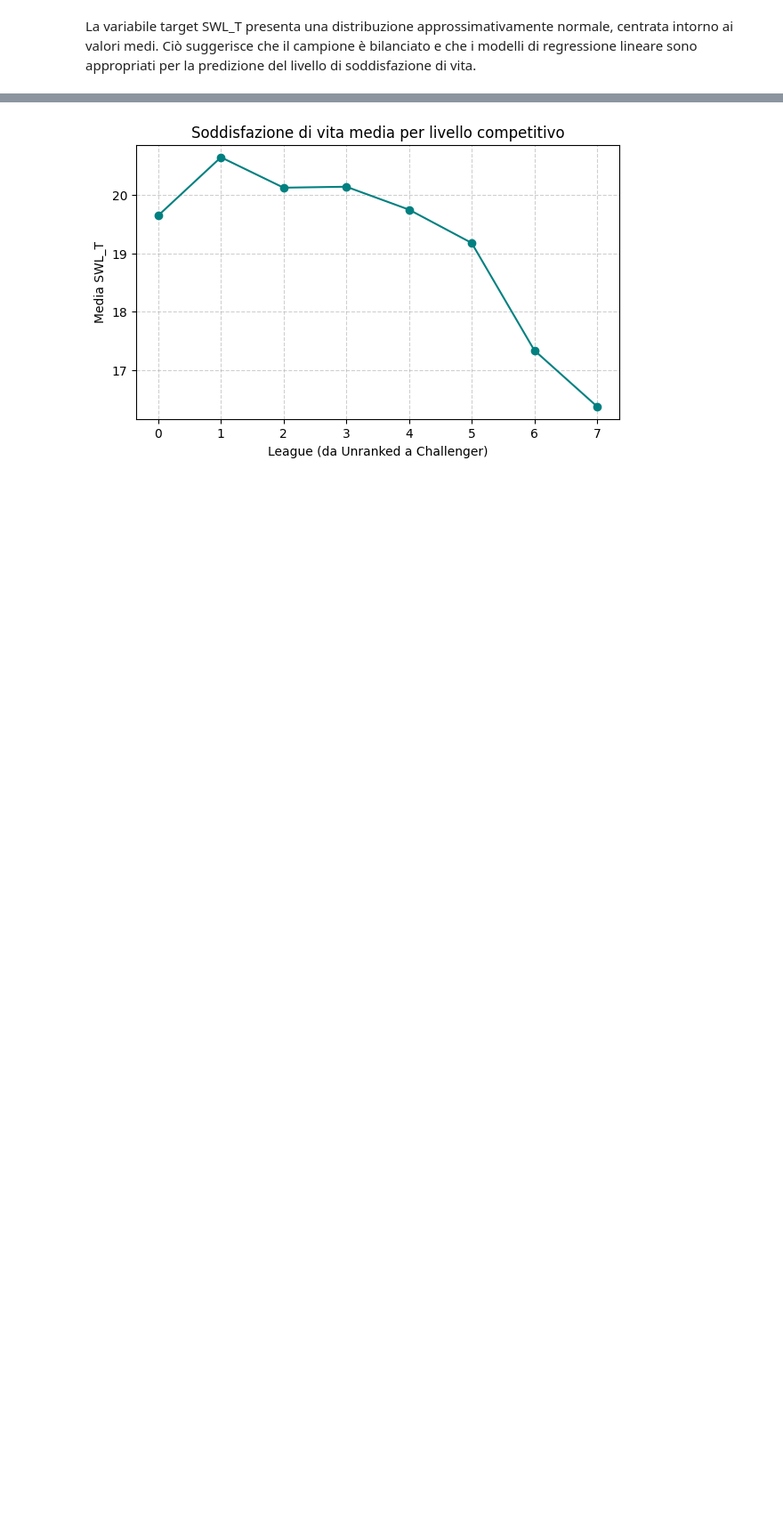
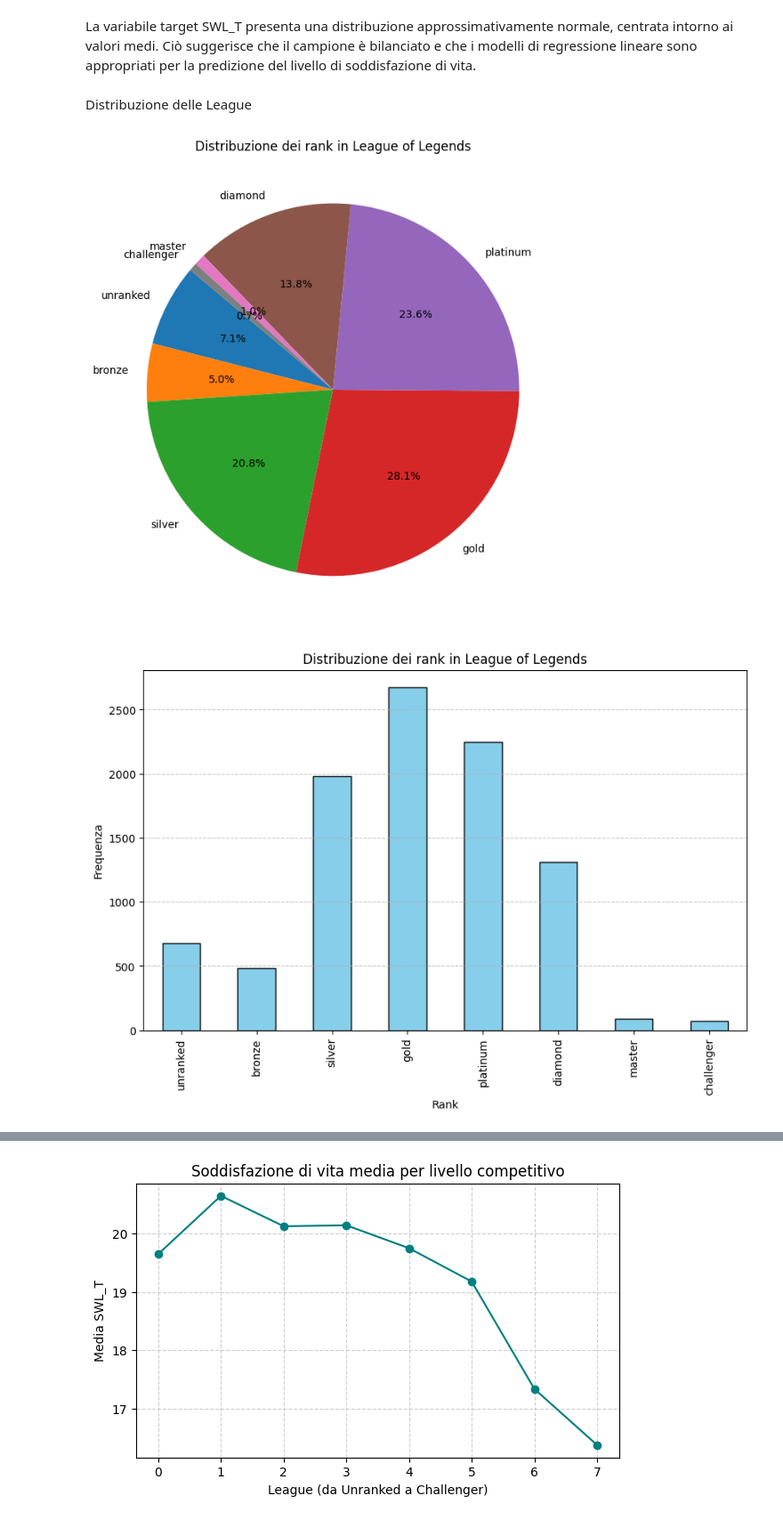
Before and after one commit to leonardogrimaldi/Progetto_Data_Intensive_24-25, a Jupyter notebook: main.ipynb, the cells around one changed output, grey strips where cells are left out. Shown at 89% size. Cells and saved outputs as stored; diff of their text form; code cells hidden in the pictures; blank space fills up the shorter version.

```diff
--- a/main.ipynb
+++ b/main.ipynb
@@ -250,2 +259,19 @@ plt.show()
 # %% [markdown]
 La variabile target SWL_T presenta una distribuzione approssimativamente normale, centrata intorno ai valori medi. Ciò suggerisce che il campione è bilanciato e che i modelli di regressione lineare sono appropriati per la predizione del livello di soddisfazione di vita.
+# %% [markdown]
+Distribuzione delle League
+# %%
+league_counts = lol_dataset['League'].value_counts().sort_index(key=lambda x: x.map(league_order))
+league_counts.plot(kind='pie', autopct='%1.1f%%', startangle=140, figsize=(8,8))
+plt.title('Distribuzione dei rank in League of Legends')
+plt.ylabel('')
+plt.show()
+league_counts.plot(kind='bar', color='skyblue', edgecolor='black', figsize=(10,6))
+plt.title('Distribuzione dei rank in League of Legends')
+plt.xlabel('Rank')
+plt.ylabel('Frequenza')
+plt.grid(axis='y', linestyle='--', alpha=0.7)
+plt.show()
+# %% [output]
+[figure, added]
+[figure, added]
```
Also changed, not shown: parts of 8 cells of this notebook.
